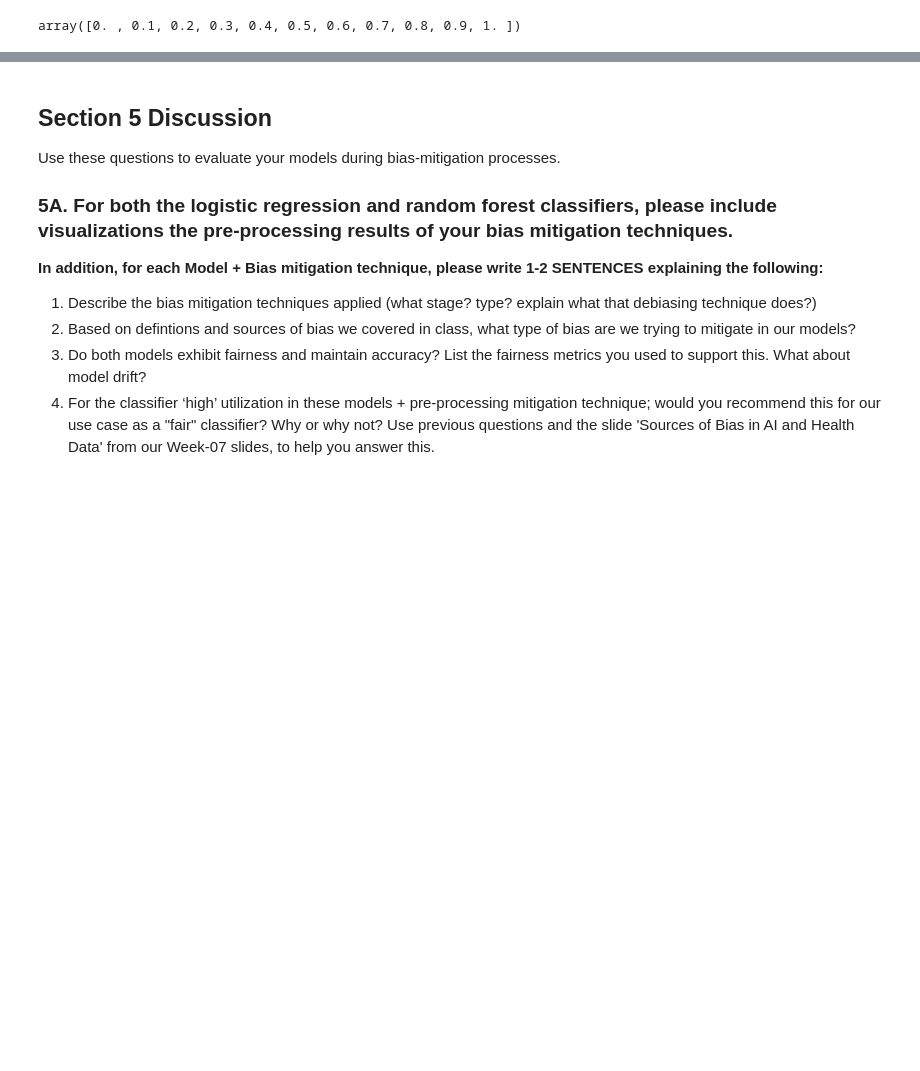
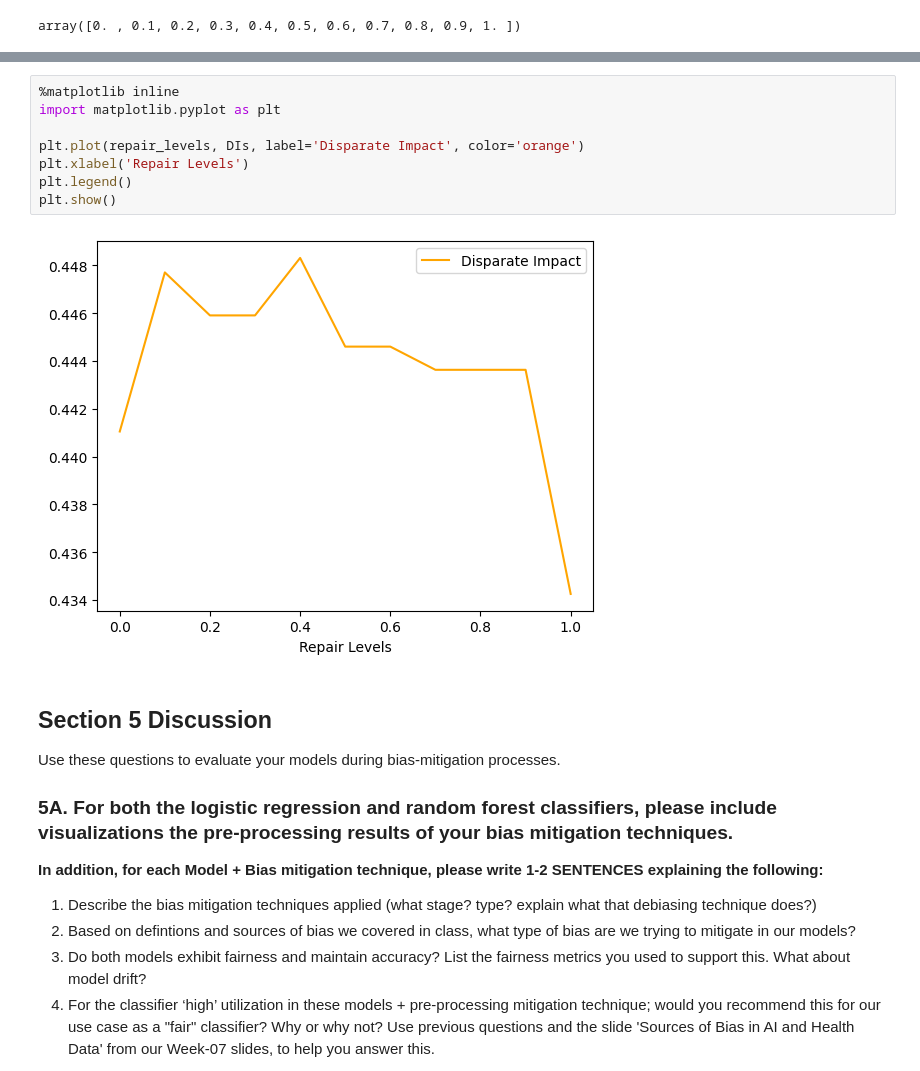
Before and after one commit to christine-deng/DSC180A-Capstone, a Jupyter notebook: replication-project-part-03a.ipynb, the cells around one changed output, grey strips where cells are left out. Cells and saved outputs as stored; diff of their text form; blank space fills up the shorter version.

```diff
--- a/replication-project-part-03a.ipynb
+++ b/replication-project-part-03a.ipynb
@@ -1708,3 +1707,13 @@ plt.show()
+# %%
+%matplotlib inline
+import matplotlib.pyplot as plt
+
+plt.plot(repair_levels, DIs, label='Disparate Impact', color='orange')
+plt.xlabel('Repair Levels')
+plt.legend()
+plt.show()
+# %% [output]
+[figure, added]
 # %% [markdown]
 ## Section 5 Discussion
 
```
Also changed, not shown: parts of 2 cells of this notebook.
